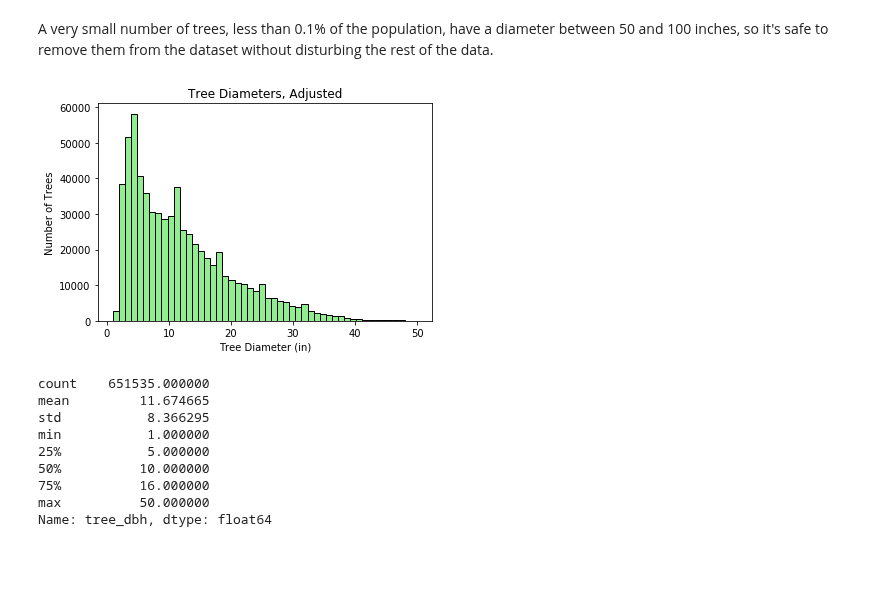
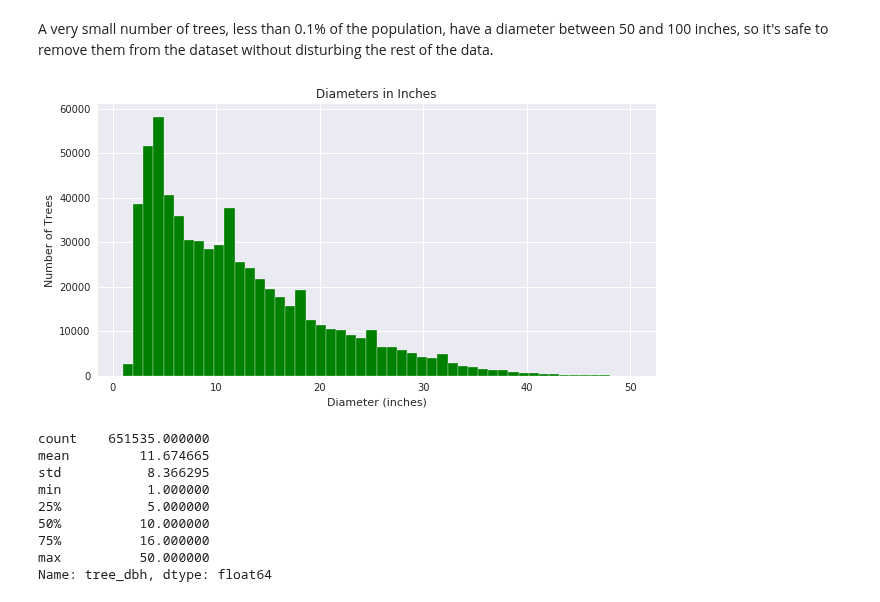
Before and after one commit to annasophiat/tree-health-census, a Jupyter notebook: tree_census_data_wrangling.ipynb, the cells around one changed output. Saved outputs shown, nothing was run; the diff lists cells and outputs as text; code cells hidden in the pictures; blank space fills up the shorter version.

```diff
--- a/tree_census_data_wrangling.ipynb
+++ b/tree_census_data_wrangling.ipynb
@@ -8,4 +8,6 @@ import numpy as np
 from numpy.random import seed
 import matplotlib.pyplot as plt
 import seaborn as sns
+
+sns.set(style='darkgrid')
 # %%
@@ -433,2 +411,3 @@ tree[(tree.health.isnull()) & (tree.status == 'Alive')] # missing health data an
 # %%
-tree = tree.drop(tree.index[32864]) # remove the row
+# drop row
+tree.drop(tree.index[32864], inplace=True)
@@ -464,10 +444,10 @@ dtype: int64
 The 'stump_diam' / stump diameter and 'status' columns can be removed since we are only interested in working with trees that are alive.
 # %%
 # removing the column 'stump_diam' since all trees that are 'Alive' have a diameter of 0
-tree.drop('stump_diam', axis='columns', inplace=True)
+tree.drop(columns='stump_diam', inplace=True)
 # %%
 # remove the 'status' column too since all trees are 'Alive'
-tree.drop('status', axis='columns', inplace=True)
+tree.drop(columns='status', inplace=True)
 # %%
 # check for null values again
 tree.isnull().sum()
@@ -643,11 +625,14 @@ A very small number of trees, less than 0.1% of the population, have a diameter
 # %%
 tree = tree[tree.tree_dbh < 51]
 # %%
-tree.tree_dbh.plot(kind='hist', color='lightgreen', edgecolor='black', bins=50)
-plt.xlabel('Tree Diameter (in)')
+# updated plot
+plt.figure(figsize=(10, 5))
+
+tree.tree_dbh.plot(kind='hist', color='green', edgecolor='white', bins=50)
+plt.xlabel('Diameter (inches)')
 plt.ylabel('Number of Trees')
-plt.title('Tree Diameters, Adjusted')
+plt.title('Diameters in Inches')
 plt.show()
 # %% [output]
-[figure, old version]
+[figure, new version]
 # %%
```
Also changed, not shown: parts of 47 cells of this notebook.
